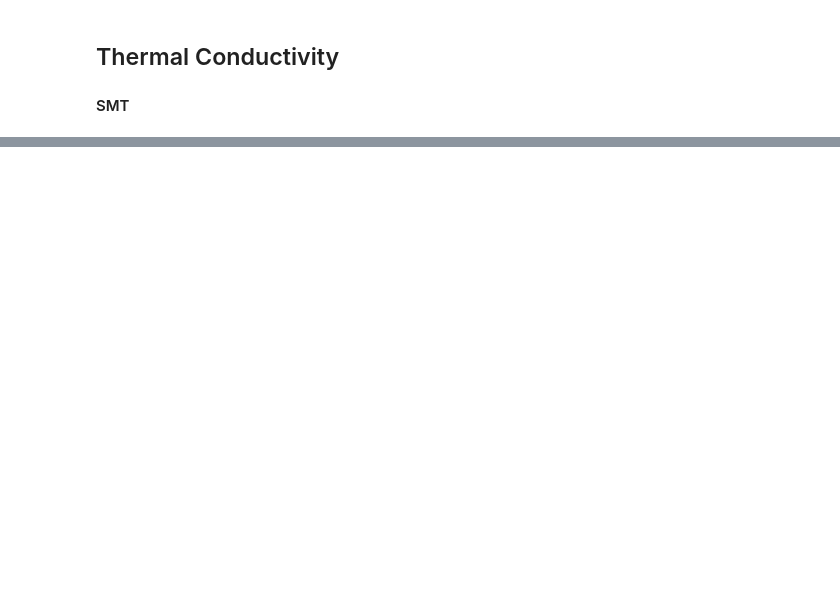
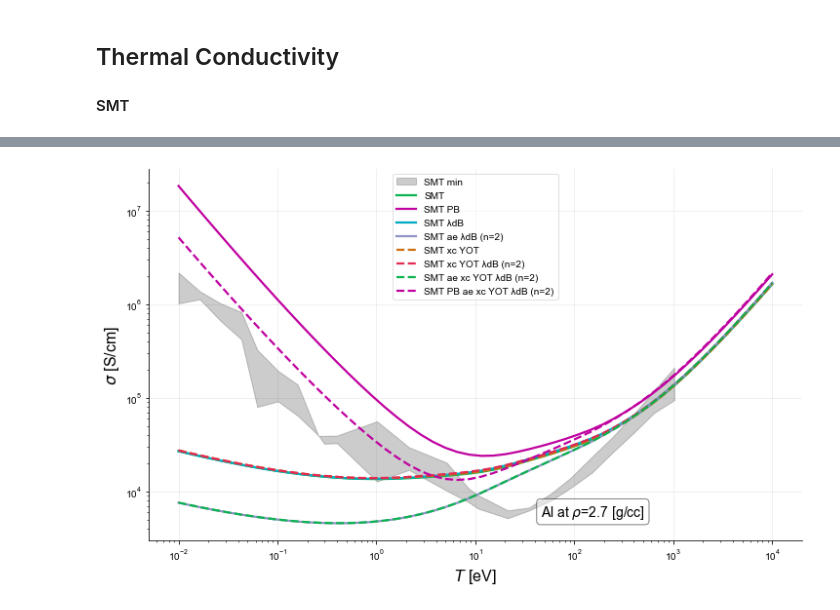
Before and after one commit to ZachAJohnson/SMT, a Jupyter notebook: examples/Example_XC_λ_Validation.ipynb, the cells around one changed output, grey strips where cells are left out. Saved outputs shown, nothing was run; the diff lists cells and outputs as text; code cells hidden in the pictures; blank space fills up the shorter version.

```diff
--- a/examples/Example_XC_λ_Validation.ipynb
+++ b/examples/Example_XC_λ_Validation.ipynb
@@ -264,0 +335,51 @@ for ax in axs:
+# %%
+from scipy.interpolate import CubicSpline, PchipInterpolator
+
+
+fig, axs = plt.subplots(1,1, figsize=(12,7), facecolor='white')
+if type(axs) not in [list, np.array]:
+    axs = np.array([axs])
+ax = axs[0]
+# Plot digitized eSMT data
+TeV_list = np.geomspace(1e-2,1e4)
+TCCW2_Al_σ_bot = read_csv("TCCW2_Fig6c_Bottom.txt", delim_whitespace=True, header=1)
+TCCW2_Al_σ_top = read_csv("TCCW2_Fig6c_Top.txt", delim_whitespace=True, header=1)
+ax.fill_between(TCCW2_Al_σ_bot['T[eV]'], TCCW2_Al_σ_bot['σ[S/cm]'], PchipInterpolator(TCCW2_Al_σ_top['T[eV]'],TCCW2_Al_σ_top['σ[S/cm]'])(TCCW2_Al_σ_bot['T[eV]']), label='SMT min',alpha=0.2,color='k')
+
+
+ax.plot(TeV_list, SMT_Al_funcs[4](TeV_list), label='SMT')
+ax.plot(TeV_list, SMTPB_Al_funcs[4](TeV_list), label='SMT PB')
+ax.plot(TeV_list, SMTλdB_Al_funcs[4](TeV_list), label='SMT λdB')
+ax.plot(TeV_list, SMTaeλdB_Al_funcs[4](TeV_list), label=f'SMT ae λdB (n={λdB_n})')
+ax.plot(TeV_list, SMTYOT_Al_funcs[4](TeV_list),'--', label='SMT xc YOT')
+ax.plot(TeV_list, SMTYOTλdB_Al_funcs[4](TeV_list),'--', label=f'SMT xc YOT λdB (n={λdB_n})')
+ax.plot(TeV_list, SMTaeYOTλdB_Al_funcs[4](TeV_list),'--', label=f'SMT ae xc YOT λdB (n={λdB_n})')
+ax.plot(TeV_list, SMTPBaeYOTλdB_Al_funcs[4](TeV_list),'--', label=f'SMT PB ae xc YOT λdB (n={λdB_n})')
+ax.set_ylabel(r"$\sigma$ [S/cm]")
+
+# ax = axs[1]
+# # ax.plot(TeV_list, SMTλdB_H_funcs[6](TeV_list)[3]/SMTλdB_H_funcs[6](TeV_list)[2], label=r'$r_c/\lambda_{dB}$')
+# ax.plot(TeV_list, SMTλdB_H_funcs[6](TeV_list)[0], label=r'$\lambda_e$')
+# # ax.plot(TeV_list, SMTλdB_H_funcs[6](TeV_list)[0]/SMTλdB_H_funcs[5](TeV_list), label=r'$\lambda_e/\lambda_{\rm eff}$')
+# # ax.plot(TeV_list, SMTλdB_H_funcs[6](TeV_list)[1]/SMTλdB_H_funcs[5](TeV_list), label=r'$\lambda_i^{\rm eff}/\lambda_{\rm eff}$')
+# # ax.plot(TeV_list, SMTYOTλdB_H_funcs[4](TeV_list)/SMT_H_funcs[4](TeV_list), label=r'$\sigma(YOT+\lambda_{dB})/\sigma$')
+# # ax.plot(TeV_list, SMTλdB_H_funcs[6](TeV_list)[4], label=r'$\theta$')
+# ax.set_ylabel("Parameter")
+
+for ax in axs:
+    ax.set_xlabel(r"$T$ [eV]")
+
+    # Inset Text Box
+    bbox = dict(boxstyle='round', facecolor='white', alpha=0.5)
+    inset_text = f"{Element_name} at " r"$\rho$" + f"={ρi_gpercc} [g/cc]"
+    ax.text(0.6, 0.1, inset_text, transform=ax.transAxes, fontsize=14,
+            verticalalignment='top', bbox=bbox)
+
+    # Scales
+    ax.set_yscale('log')
+    ax.set_xscale('log')
+
+    # Legend
+    ax.legend()
+# %% [output]
+[figure, added]
```
Also changed, not shown: parts of 10 cells of this notebook, 6 other files.
